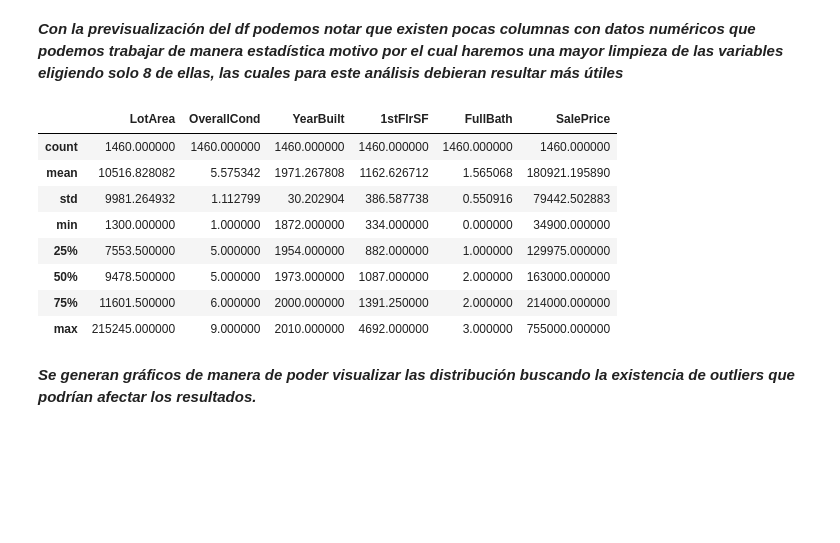
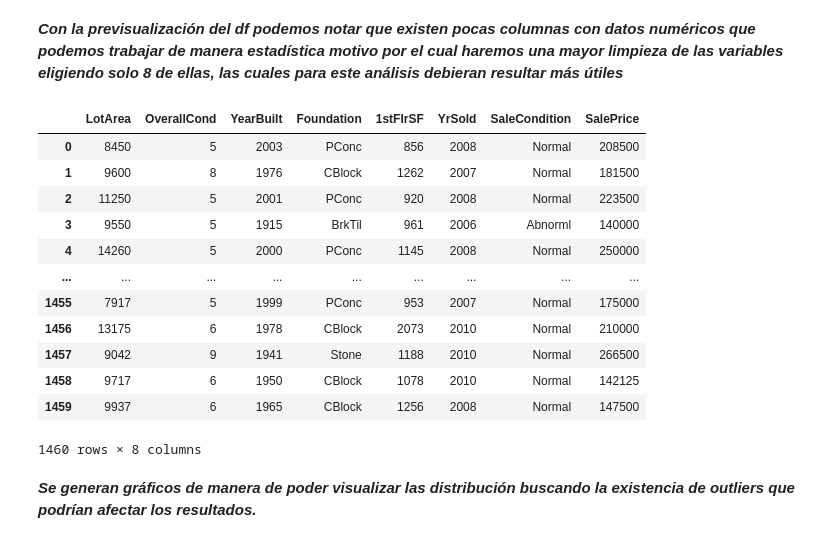
Before and after one commit to fidebravo/Modulo4, a Jupyter notebook: ABpro4_Ide.ipynb, the cells around one changed output. Cells and saved outputs as stored; diff of their text form; code cells hidden in the pictures; blank space fills up the shorter version.

```diff
--- a/ABpro4_Ide.ipynb
+++ b/ABpro4_Ide.ipynb
@@ -37,22 +37,26 @@ df_house
 # %% [markdown]
 ***Con la previsualización del df podemos notar que existen pocas columnas con datos numéricos que podemos trabajar de manera estadística motivo por el cual haremos una mayor limpieza de las variables eligiendo solo 8 de ellas, las cuales para este análisis debieran resultar más útiles***
 # %%
-elegidas = ['LotArea', 'OverallCond', 'YearBuilt', 'Foundation', '1stFlrSF', 'FullBath', 'SaleCondition', 'SalePrice']
+elegidas = ['LotArea', 'OverallCond', 'YearBuilt', 'Foundation', '1stFlrSF', 'SaleCondition', 'SalePrice', 'YrSold']
 
 columnas_a_eliminar = [col for col in df_house.columns if col not in elegidas]
 df_elegido = df_house.drop(columns=columnas_a_eliminar)
 
-df_elegido.describe()
+df_elegido
 # %% [output]
-|  | LotArea | OverallCond | YearBuilt | 1stFlrSF | FullBath | SalePrice |
-| count | 1460.000000 | 1460.000000 | 1460.000000 | 1460.000000 | 1460.000000 | 1460.000000 |
-| mean | 10516.828082 | 5.575342 | 1971.267808 | 1162.626712 | 1.565068 | 180921.195890 |
-| std | 9981.264932 | 1.112799 | 30.202904 | 386.587738 | 0.550916 | 79442.502883 |
-| min | 1300.000000 | 1.000000 | 1872.000000 | 334.000000 | 0.000000 | 34900.000000 |
-| 25% | 7553.500000 | 5.000000 | 1954.000000 | 882.000000 | 1.000000 | 129975.000000 |
-| 50% | 9478.500000 | 5.000000 | 1973.000000 | 1087.000000 | 2.000000 | 163000.000000 |
-| 75% | 11601.500000 | 6.000000 | 2000.000000 | 1391.250000 | 2.000000 | 214000.000000 |
-| max | 215245.000000 | 9.000000 | 2010.000000 | 4692.000000 | 3.000000 | 755000.000000 |
+|  | LotArea | OverallCond | YearBuilt | Foundation | 1stFlrSF | YrSold | SaleCondition | SalePrice |
+| 0 | 8450 | 5 | 2003 | PConc | 856 | 2008 | Normal | 208500 |
+| 1 | 9600 | 8 | 1976 | CBlock | 1262 | 2007 | Normal | 181500 |
+| 2 | 11250 | 5 | 2001 | PConc | 920 | 2008 | Normal | 223500 |
+| 3 | 9550 | 5 | 1915 | BrkTil | 961 | 2006 | Abnorml | 140000 |
+| 4 | 14260 | 5 | 2000 | PConc | 1145 | 2008 | Normal | 250000 |
+| ... | ... | ... | ... | ... | ... | ... | ... | ... |
+| 1455 | 7917 | 5 | 1999 | PConc | 953 | 2007 | Normal | 175000 |
+| 1456 | 13175 | 6 | 1978 | CBlock | 2073 | 2010 | Normal | 210000 |
+| 1457 | 9042 | 9 | 1941 | Stone | 1188 | 2010 | Normal | 266500 |
+| 1458 | 9717 | 6 | 1950 | CBlock | 1078 | 2010 | Normal | 142125 |
+| 1459 | 9937 | 6 | 1965 | CBlock | 1256 | 2008 | Normal | 147500 |
+1460 rows × 8 columns
 # %% [markdown]
 ***Se generan gráficos de manera de poder visualizar las distribución buscando la existencia de outliers que podrían afectar los resultados.***
 # %%
```
Also changed, not shown: parts of 16 cells of this notebook.
